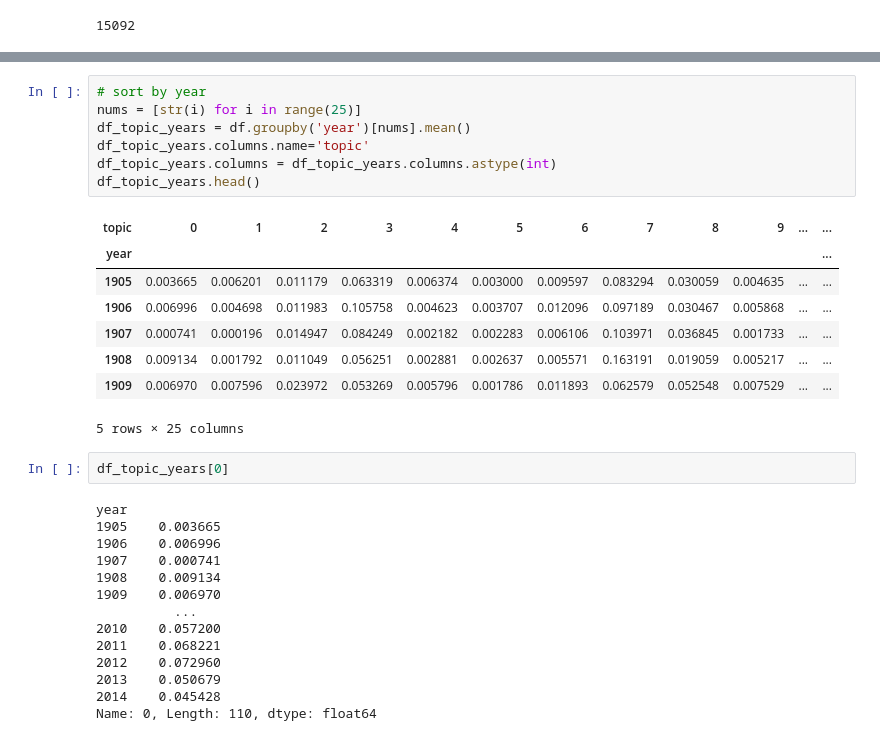
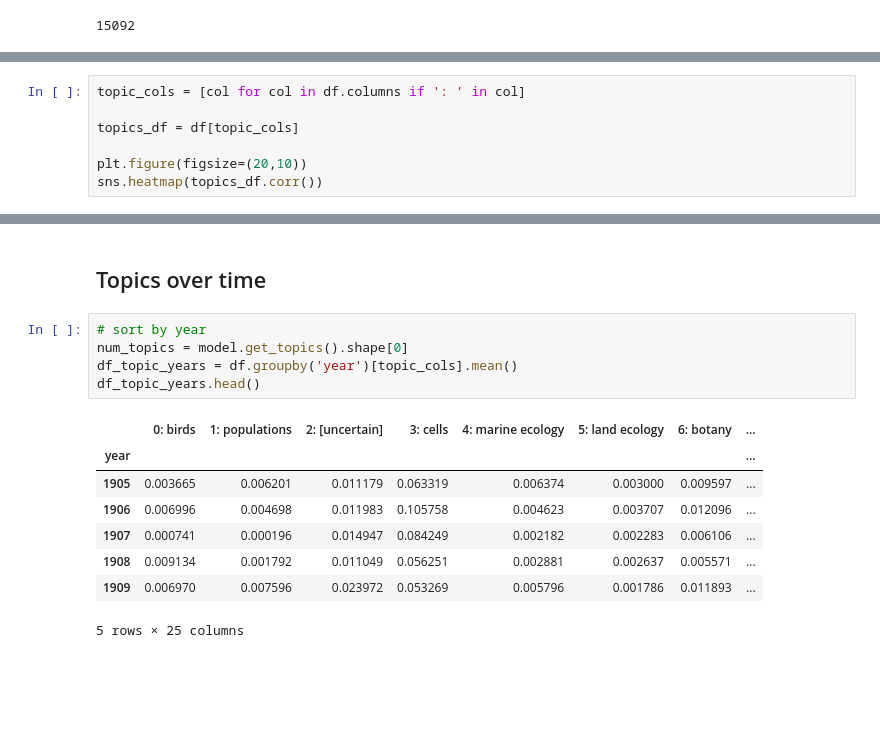
Before and after one commit to omlean/The-Specificity-Project, a Jupyter notebook: visualization.ipynb, the cells around one changed output, grey strips where cells are left out. Saved outputs shown, nothing was run; the diff lists cells and outputs as text; blank space fills up the shorter version.

```diff
--- a/visualization.ipynb
+++ b/visualization.ipynb
@@ -61,0 +74,7 @@ Int64Index([ 0,  1,  2,  3,  4,  5,  6,  7,  8,  9, 10, 11, 12, 13, 14, 15, 16,
+# %%
+topic_cols = [col for col in df.columns if ': ' in col]
+
+topics_df = df[topic_cols]
+
+plt.figure(figsize=(20,10))
+sns.heatmap(topics_df.corr())
@@ -62,32 +84,16 @@ Int64Index([ 0,  1,  2,  3,  4,  5,  6,  7,  8,  9, 10, 11, 12, 13, 14, 15, 16,
+# %% [markdown]
+## Topics over time
 # %%
 # sort by year
-nums = [str(i) for i in range(25)]
-df_topic_years = df.groupby('year')[nums].mean()
-df_topic_years.columns.name='topic'
-df_topic_years.columns = df_topic_years.columns.astype(int)
+num_topics = model.get_topics().shape[0]
+df_topic_years = df.groupby('year')[topic_cols].mean()
 df_topic_years.head()
 # %% [output]
-| topic | 0 | 1 | 2 | 3 | 4 | 5 | 6 | 7 | 8 | 9 | ... | ... |
-| year |  |  |  |  |  |  |  |  |  |  |  | ... |
-| 1905 | 0.003665 | 0.006201 | 0.011179 | 0.063319 | 0.006374 | 0.003000 | 0.009597 | 0.083294 | 0.030059 | 0.004635 | ... | ... |
-| 1906 | 0.006996 | 0.004698 | 0.011983 | 0.105758 | 0.004623 | 0.003707 | 0.012096 | 0.097189 | 0.030467 | 0.005868 | ... | ... |
-| 1907 | 0.000741 | 0.000196 | 0.014947 | 0.084249 | 0.002182 | 0.002283 | 0.006106 | 0.103971 | 0.036845 | 0.001733 | ... | ... |
-| 1908 | 0.009134 | 0.001792 | 0.011049 | 0.056251 | 0.002881 | 0.002637 | 0.005571 | 0.163191 | 0.019059 | 0.005217 | ... | ... |
-| 1909 | 0.006970 | 0.007596 | 0.023972 | 0.053269 | 0.005796 | 0.001786 | 0.011893 | 0.062579 | 0.052548 | 0.007529 | ... | ... |
+|  | 0: birds | 1: populations | 2: [uncertain] | 3: cells | 4: marine ecology | 5: land ecology | 6: botany | ... |
+| year |  |  |  |  |  |  |  | ... |
+| 1905 | 0.003665 | 0.006201 | 0.011179 | 0.063319 | 0.006374 | 0.003000 | 0.009597 | ... |
+| 1906 | 0.006996 | 0.004698 | 0.011983 | 0.105758 | 0.004623 | 0.003707 | 0.012096 | ... |
+| 1907 | 0.000741 | 0.000196 | 0.014947 | 0.084249 | 0.002182 | 0.002283 | 0.006106 | ... |
+| 1908 | 0.009134 | 0.001792 | 0.011049 | 0.056251 | 0.002881 | 0.002637 | 0.005571 | ... |
+| 1909 | 0.006970 | 0.007596 | 0.023972 | 0.053269 | 0.005796 | 0.001786 | 0.011893 | ... |
 5 rows × 25 columns
-# %%
-df_topic_years[0]
-# %% [output]
-year
-1905    0.003665
-1906    0.006996
-1907    0.000741
-1908    0.009134
-1909    0.006970
-          ...
-2010    0.057200
-2011    0.068221
-2012    0.072960
-2013    0.050679
-2014    0.045428
-Name: 0, Length: 110, dtype: float64
```
Also changed, not shown: parts of 41 cells of this notebook, 5 other files.
